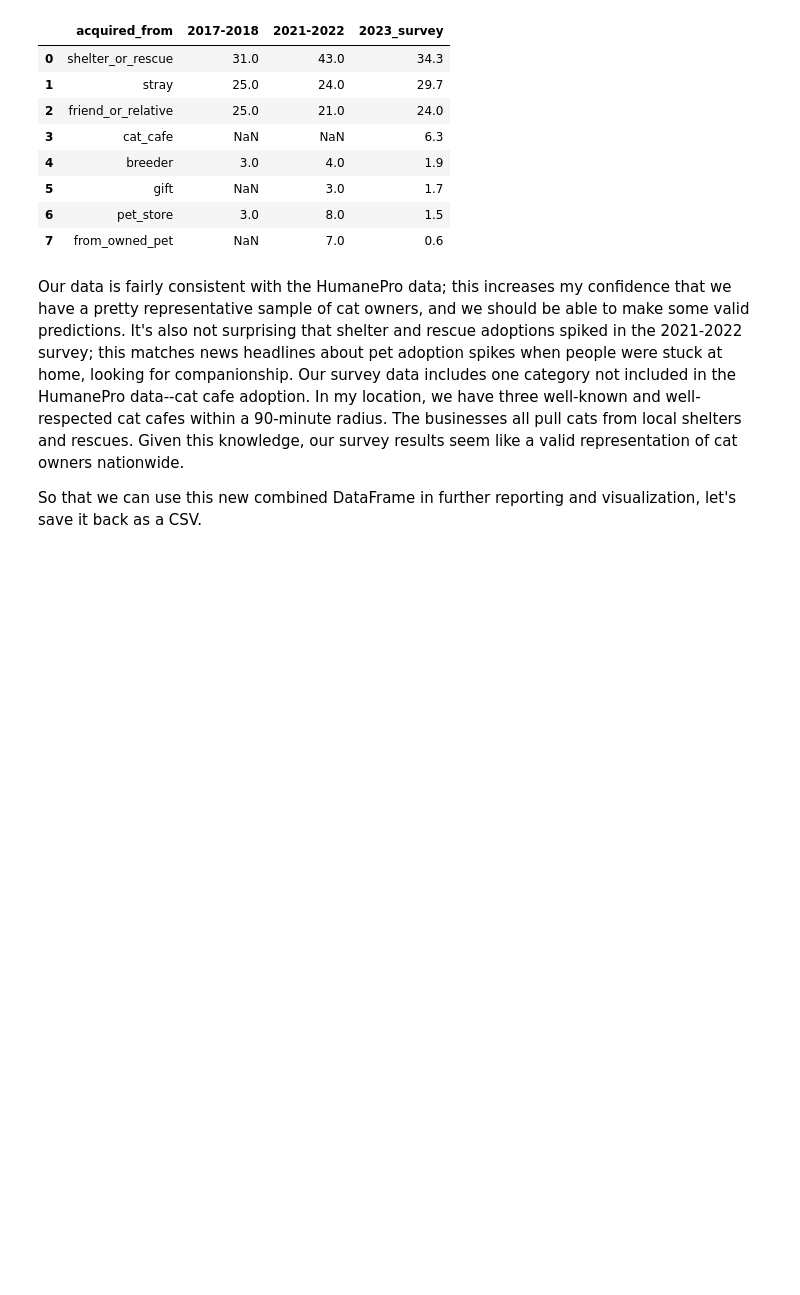
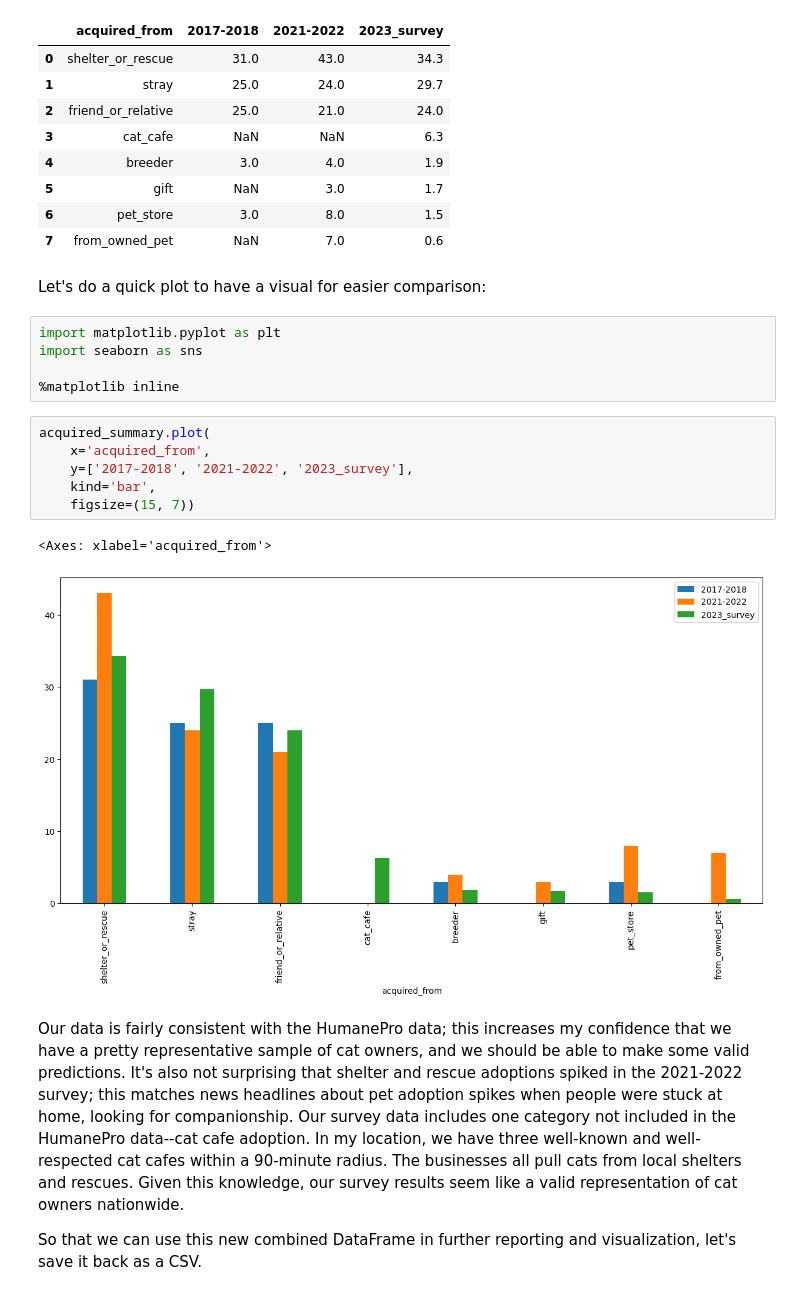
Before and after one commit to BlueKYGirl/purrfect_purrsonalities, a Jupyter notebook: purrfect_purrsonalities.ipynb, the cells around one changed output. Saved outputs shown, nothing was run; the diff lists cells and outputs as text; blank space fills up the shorter version.

```diff
--- a/purrfect_purrsonalities.ipynb
+++ b/purrfect_purrsonalities.ipynb
@@ -650,6 +671,22 @@ acquired_summary
 | 5 | gift | NaN | 3.0 | 1.7 |
 | 6 | pet_store | 3.0 | 8.0 | 1.5 |
 | 7 | from_owned_pet | NaN | 7.0 | 0.6 |
+# %% [markdown]
+Let's do a quick plot to have a visual for easier comparison:
+# %%
+import matplotlib.pyplot as plt
+import seaborn as sns
+
+%matplotlib inline
+# %%
+acquired_summary.plot(
+    x='acquired_from',
+    y=['2017-2018', '2021-2022', '2023_survey'],
+    kind='bar',
+    figsize=(15, 7))
+# %% [output]
+<Axes: xlabel='acquired_from'>
+[figure, added]
 # %% [markdown]
 Our data is fairly consistent with the HumanePro data; this increases my confidence that we have a pretty representative sample of cat owners, and we should be able to make some valid predictions. It's also not surprising that shelter and rescue adoptions spiked in the 2021-2022 survey; this matches news headlines about pet adoption spikes when people were stuck at home, looking for companionship. Our survey data includes one category not included in the HumanePro data--cat cafe adoption. In my location, we have three well-known and well-respected cat cafes within a 90-minute radius. The businesses all pull cats from local shelters and rescues. Given this knowledge, our survey results seem like a valid representation of cat owners nationwide.
 
```
Also changed, not shown: parts of 31 cells of this notebook, 1 other file.
